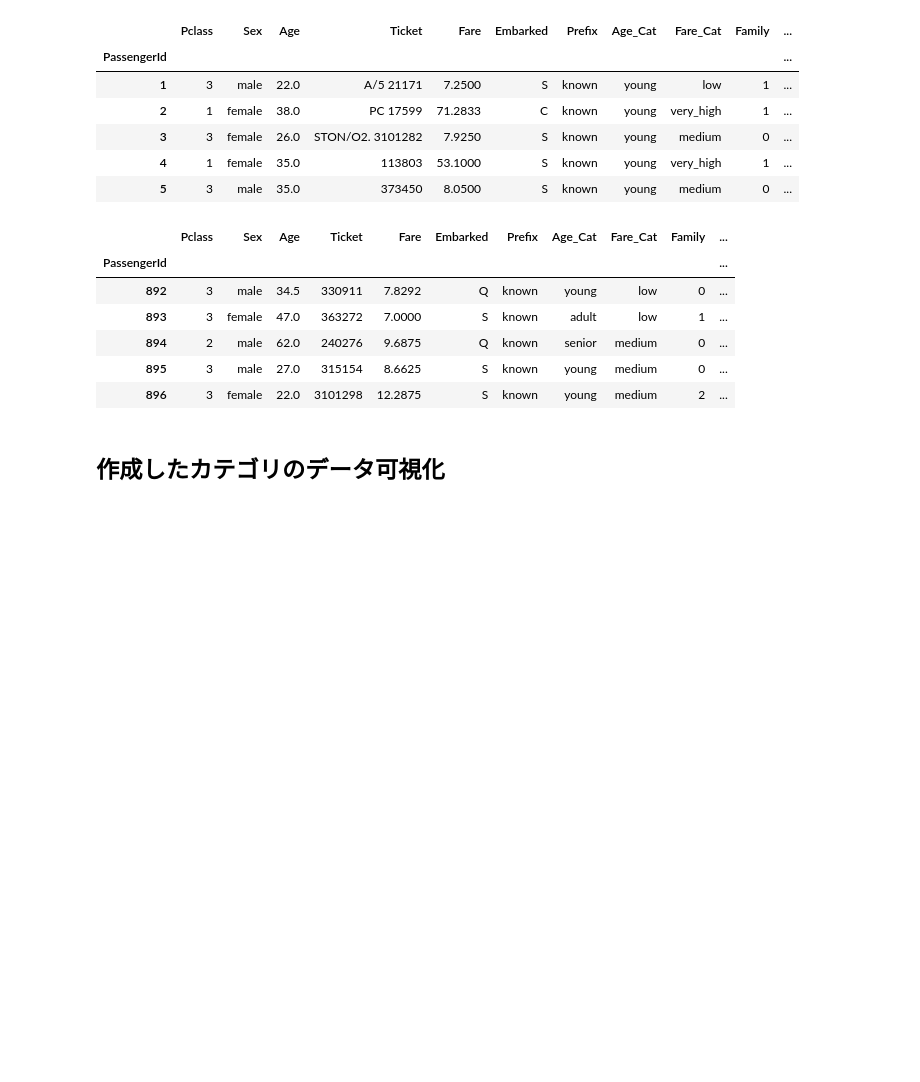
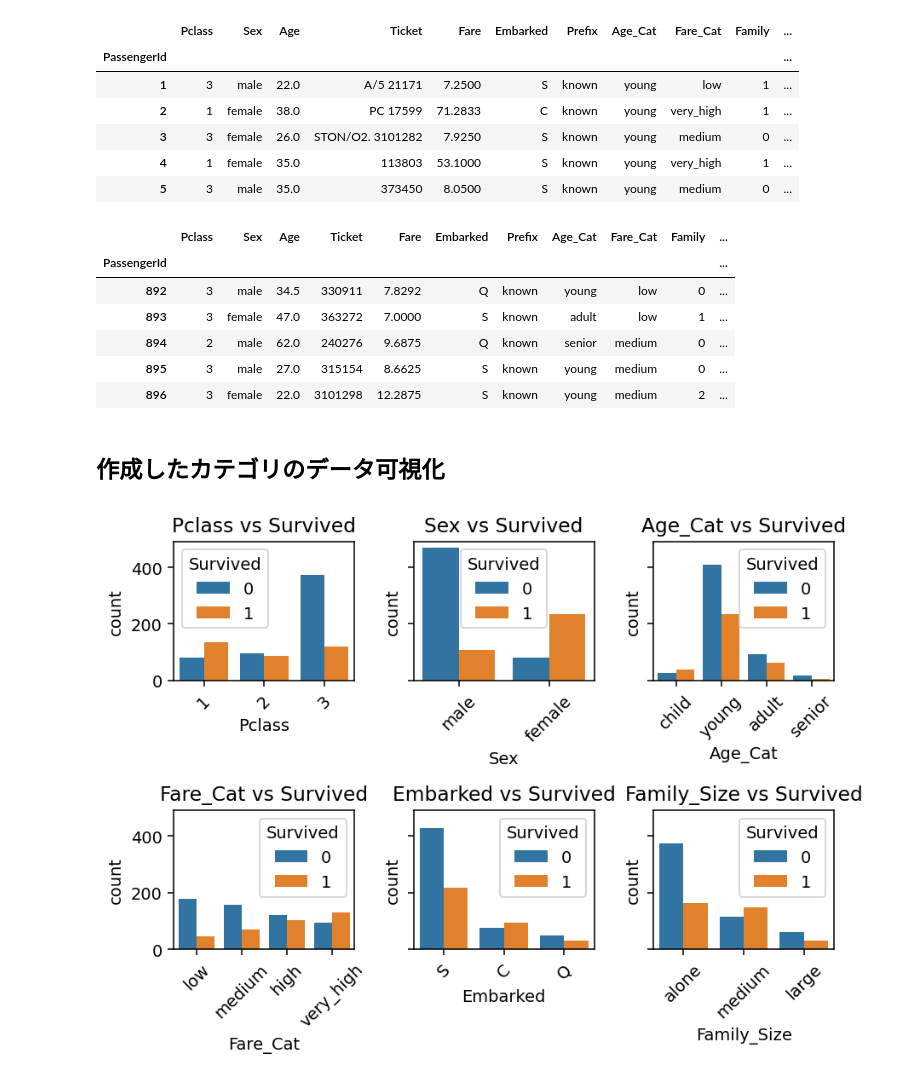
Before and after one commit to gussan-me/titanic_kaggle_practice, a Jupyter notebook: Desktop/ポートフォリオ用/titanic.ipynb, the cells around one changed output. Cells and saved outputs as stored; diff of their text form; code cells hidden in the pictures; blank space fills up the shorter version.

```diff
--- a/Desktop/ポートフォリオ用/titanic.ipynb
+++ b/Desktop/ポートフォリオ用/titanic.ipynb
@@ -492,3 +492,25 @@ X_test.head()
 | 896 | 3 | female | 22.0 | 3101298 | 12.2875 | S | known | young | medium | 2 | ... |
 # %% [markdown]
 ## 作成したカテゴリのデータ可視化
+# %%
+# データ可視化のための、Xとyの連結
+Xy = X.copy()
+Xy['Survived'] = y.copy()
+# %%
+# 【matplotlib】rcParams・・・matplotlibのデフォルト設定が格納されている。設定値を返すことで、プログラム全体のグラフに対して設定を変更することができる。
+plt.rcParams.update(plt.rcParamsDefault)
+# %%
+l=['Pclass', 'Sex', 'Age_Cat', 'Fare_Cat', 'Embarked', 'Family_Size']
+figure, axes = plt.subplots(nrows=2, ncols=3, sharey=True, sharex=False, dpi=140)
+index = 0
+axes = axes.flatten()
+for axis in axes:
+    sns.countplot(x = l[index], hue = "Survived", data = Xy, ax=axis)
+    axis.set_title(l[index]+' vs Survived')
+    index = index+1
+    plt.tight_layout()
+    for tick in axis.get_xticklabels():
+        tick.set_rotation(45)
+plt.show()
+# %% [output]
+[figure, added]
```
Also changed, not shown: parts of 43 cells of this notebook.
